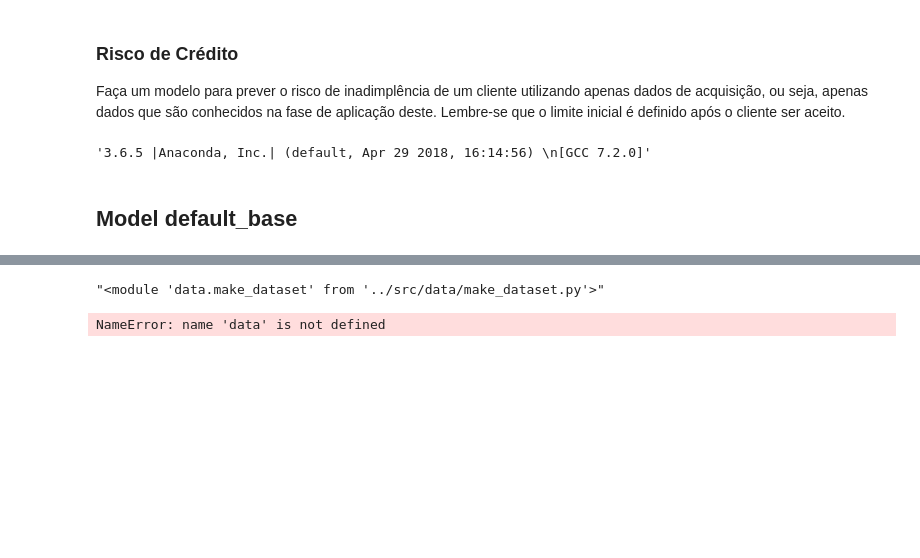
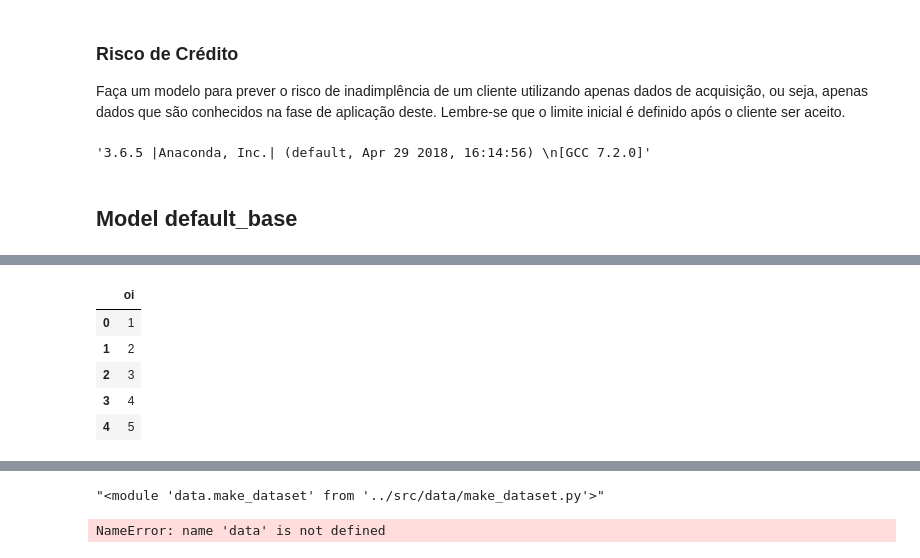
Before and after one commit to amuta/nubank-data-challenge, a Jupyter notebook: notebooks/modelling.ipynb, the cells around one changed output, grey strips where cells are left out. Cells and saved outputs as stored; diff of their text form; code cells hidden in the pictures; blank space fills up the shorter version.

```diff
--- a/notebooks/modelling.ipynb
+++ b/notebooks/modelling.ipynb
@@ -89,0 +123,9 @@ acquisition_train.drop('target_fraud', axis=1, inplace=True)
+# %%
+x
+# %% [output]
+|  | oi |
+| 0 | 1 |
+| 1 | 2 |
+| 2 | 3 |
+| 3 | 4 |
+| 4 | 5 |
```
Also changed, not shown: parts of 13 cells of this notebook, 5 other files.
